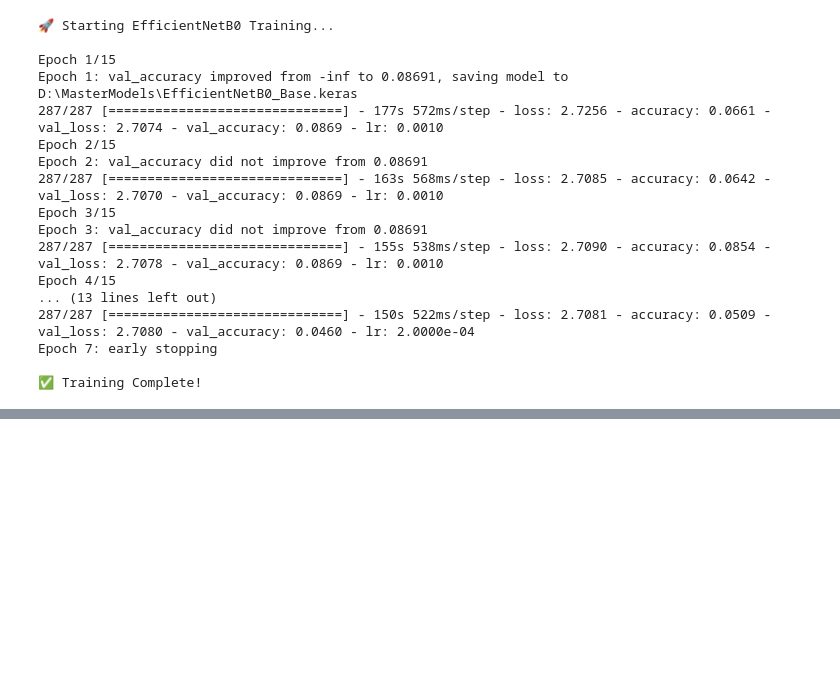
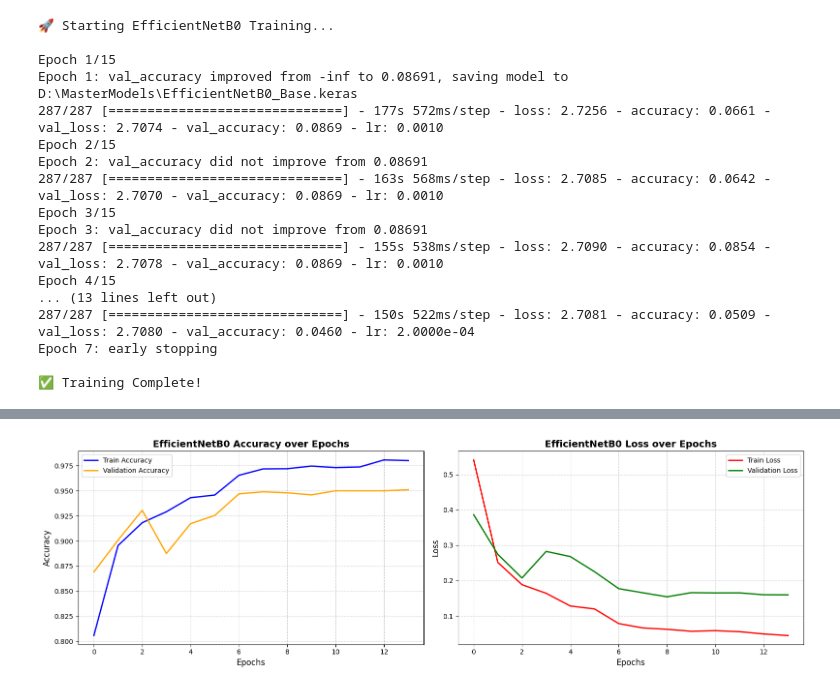
Before and after one commit to shihabpk99/AI-Powered-Crop-Disease-Detection-System, a Jupyter notebook: Master_attem.ipynb, the cells around one changed output, grey strips where cells are left out. Cells and saved outputs as stored; diff of their text form; code cells hidden in the pictures; blank space fills up the shorter version.

Commit message:
Fixing EfficientNet accuracy

```diff
--- a/Master_attem.ipynb
+++ b/Master_attem.ipynb
@@ -880,0 +1000,86 @@ Epoch 7: early stopping
+# %%
+# ==========================================
+# CELL #16 - EFFICIENTNETB0 EVALUATION
+# ==========================================
+import numpy as np
+import matplotlib.pyplot as plt
+import seaborn as sns
+from sklearn.metrics import classification_report, confusion_matrix
+from tensorflow.keras.preprocessing.image import ImageDataGenerator
+
+print("📊 Generating EfficientNetB0 Evaluation Metrics...\n")
+
+# ------------------------------------------
+# 1. SETUP UNSCALED TEST GENERATOR
+# ------------------------------------------
+eff_test_datagen = ImageDataGenerator() # NO RESCALE
+
+eff_test_generator = eff_test_datagen.flow_from_directory(
+    r"D:\MasterDataset\test",
+    target_size=(224, 224),
+    batch_size=16,
+    class_mode='categorical',
+    shuffle=False
+)
+
+# ------------------------------------------
+# 2. PLOT TRAINING HISTORY
+# ------------------------------------------
+fig, axes = plt.subplots(1, 2, figsize=(16, 5))
+
+axes[0].plot(history_efficientnet.history['accuracy'], label='Train Accuracy', color='blue', linewidth=2)
+axes[0].plot(history_efficientnet.history['val_accuracy'], label='Validation Accuracy', color='orange', linewidth=2)
+axes[0].set_title('EfficientNetB0 Accuracy over Epochs', fontsize=14, fontweight='bold')
+axes[0].set_xlabel('Epochs', fontsize=12)
+axes[0].set_ylabel('Accuracy', fontsize=12)
+axes[0].legend()
+axes[0].grid(True, linestyle='--', alpha=0.6)
+
+axes[1].plot(history_efficientnet.history['loss'], label='Train Loss', color='red', linewidth=2)
+axes[1].plot(history_efficientnet.history['val_loss'], label='Validation Loss', color='green', linewidth=2)
+axes[1].set_title('EfficientNetB0 Loss over Epochs', fontsize=14, fontweight='bold')
+axes[1].set_xlabel('Epochs', fontsize=12)
+axes[1].set_ylabel('Loss', fontsize=12)
+axes[1].legend()
+axes[1].grid(True, linestyle='--', alpha=0.6)
+
+plt.tight_layout()
+plt.show()
+
+# ------------------------------------------
+# 3. PREDICT ON UNSEEN TEST DATA
+# ------------------------------------------
+# Load the winning weights into our active model
+efficientnet_model.load_weights(r"D:\MasterModels\EfficientNetB0_Base.keras")
+
+print("\n🔍 Running predictions on the unscaled Test Set...")
+eff_test_generator.reset()
+
+predictions_eff = efficientnet_model.predict(eff_test_generator, verbose=1)
+predicted_classes_eff = np.argmax(predictions_eff, axis=1)
+
+true_classes = eff_test_generator.classes
+class_labels = list(eff_test_generator.class_indices.keys())
+
+# ------------------------------------------
+# 4. TEXT REPORT: F1-SCORES
+# ------------------------------------------
+print("\n📄 --- EFFICIENTNETB0 CLASSIFICATION REPORT ---")
+report_eff = classification_report(true_classes, predicted_classes_eff, target_names=class_labels)
+print(report_eff)
+
+# ------------------------------------------
+# 5. VISUAL REPORT: CONFUSION MATRIX
+# ------------------------------------------
+print("\n🗺️ Generating Confusion Matrix Heatmap...")
+cm_eff = confusion_matrix(true_classes, predicted_classes_eff)
+
+plt.figure(figsize=(14, 10))
+sns.heatmap(cm_eff, annot=True, fmt='d', cmap='Greens', xticklabels=class_labels, yticklabels=class_labels)
+plt.title('EfficientNetB0 Confusion Matrix (Test Data)', fontsize=16, fontweight='bold', pad=20)
+plt.xlabel('Predicted Disease', fontsize=12, fontweight='bold')
+plt.ylabel('Actual True Disease', fontsize=12, fontweight='bold')
+plt.xticks(rotation=45, ha='right')
+plt.tight_layout()
+plt.show()
+# %% [output]
@@ -880,0 +1089 @@ Epoch 7: early stopping
+[figure, added]
```
Also changed, not shown: parts of 5 cells of this notebook.
